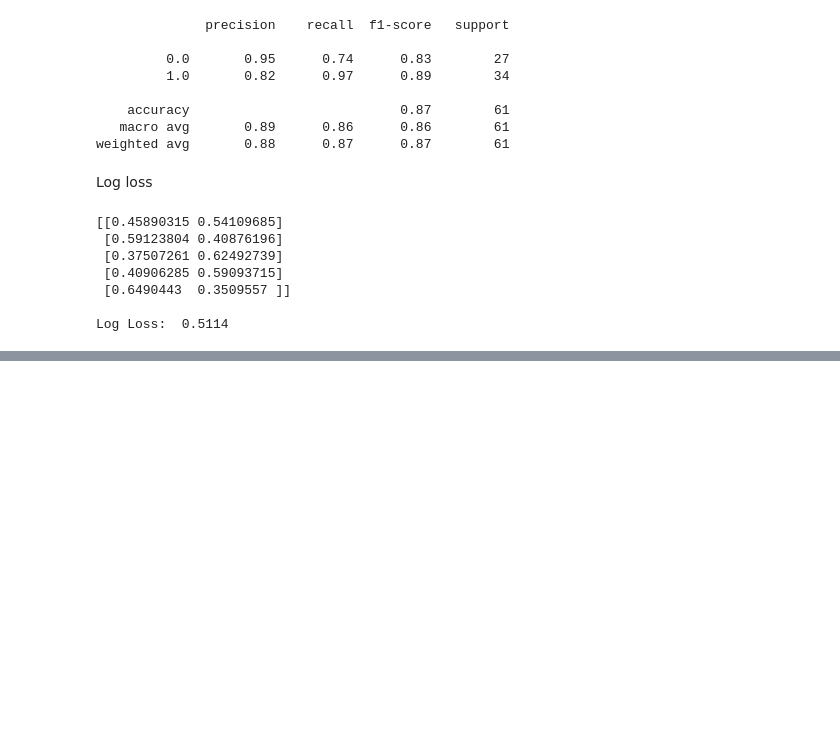
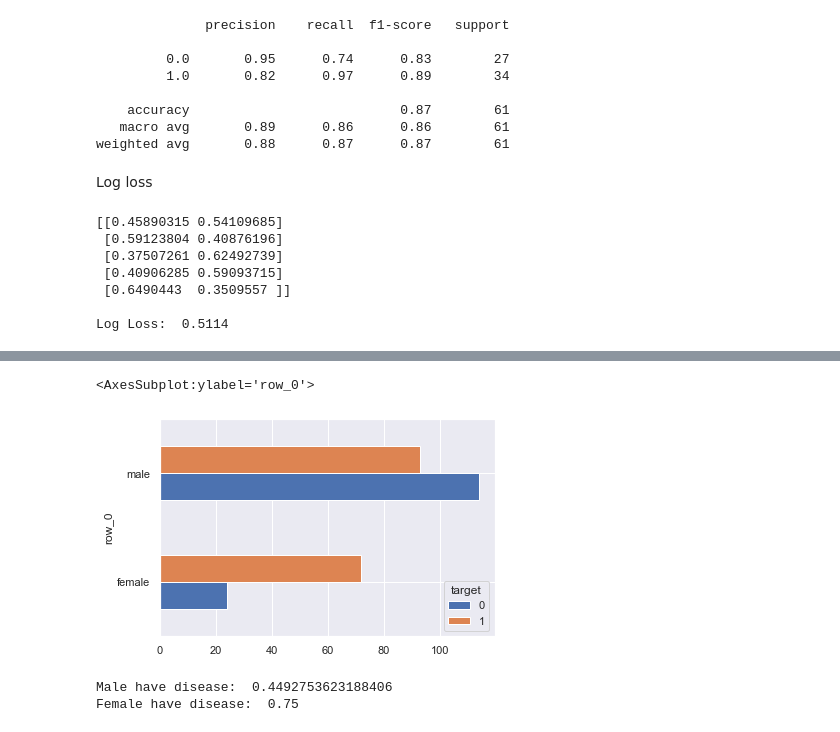
Before and after one commit to SabiViji/ml-learn, a Jupyter notebook: Heart_disease_prediction.ipynb, the cells around one changed output, grey strips where cells are left out. Drawn from its saved outputs; the diff is of its cells as text; code cells hidden in the pictures; blank space fills up the shorter version.

```diff
--- a/Heart_disease_prediction.ipynb
+++ b/Heart_disease_prediction.ipynb
@@ -791,0 +861,12 @@ Log Loss:  0.5114
+# %%
+sex_str = np.where(data.sex == 1, 'male', 'female')
+pd.crosstab(sex_str, data.target).plot(kind='barh')
+# %% [output]
+<AxesSubplot:ylabel='row_0'>
+[figure, added]
+# %%
+print("Male have disease: ", data[(data.sex == 1)&(data.target == 1)].shape[0]/data[data.sex == 1].shape[0])
+print("Female have disease: ", data[(data.sex == 0)&(data.target == 1)].shape[0]/data[data.sex == 0].shape[0])
+# %% [output]
+Male have disease:  0.4492753623188406
+Female have disease:  0.75
```
Also changed, not shown: parts of 44 cells of this notebook.
